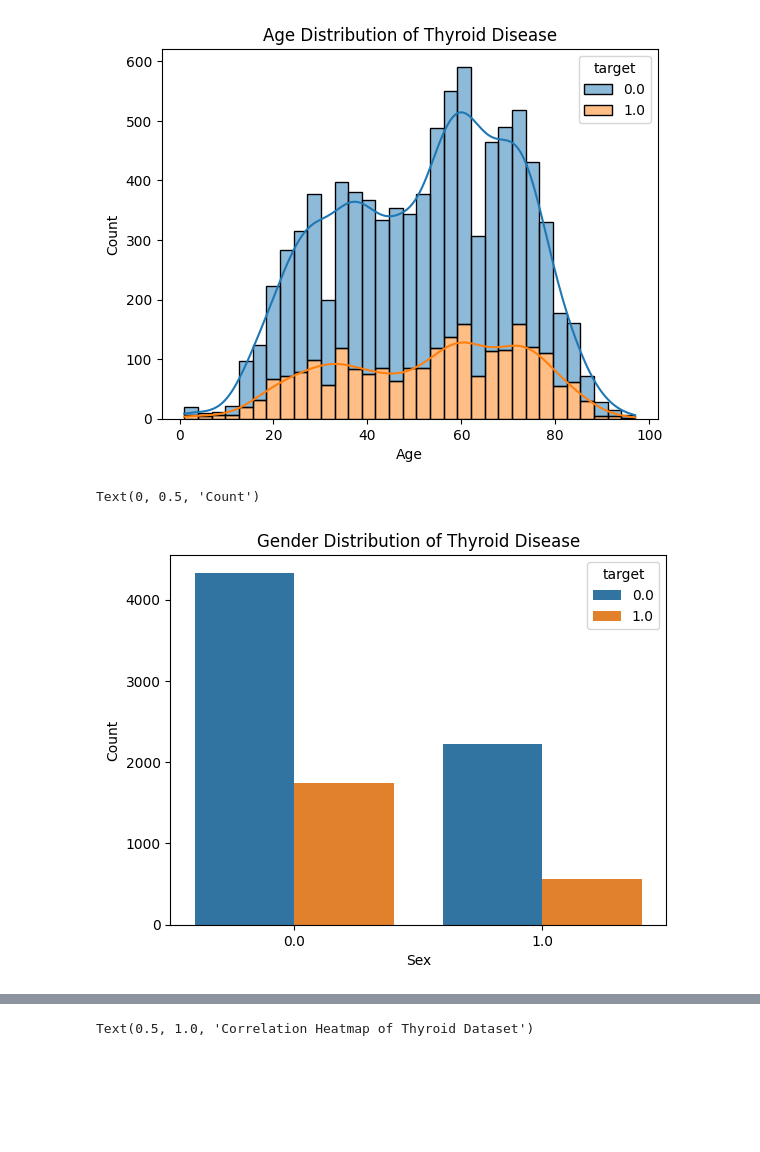
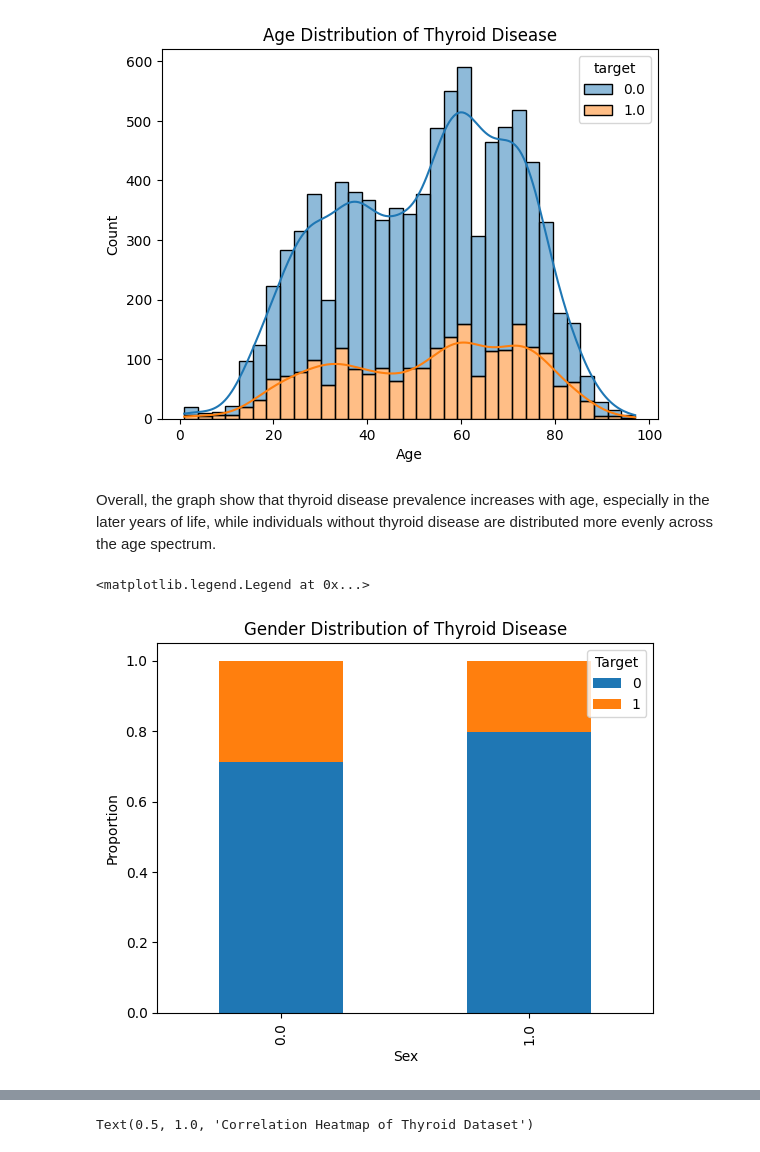
Before and after one commit to sangtr-n/Math189-FinalProject, a Jupyter notebook: ProjectThyroid_C10.ipynb, the cells around one changed output, grey strips where cells are left out. Cells and saved outputs as stored; diff of their text form; code cells hidden in the pictures; blank space fills up the shorter version.

```diff
--- a/ProjectThyroid_C10.ipynb
+++ b/ProjectThyroid_C10.ipynb
@@ -457,11 +463,18 @@ plt.ylabel('Count')
 # %% [output]
 Text(0, 0.5, 'Count')
 [figure]
+# %% [markdown]
+Overall, the graph show that thyroid disease prevalence increases with age, especially in the later years of life, while individuals without thyroid disease are distributed more evenly across the age spectrum.
 # %%
-sns.countplot(x='sex', hue='target', data=df)
+gender_distribution = df.groupby('sex')['target'].value_counts(normalize=True).unstack()
+
+
+gender_distribution.plot(kind='bar', stacked=True)
+
 plt.title('Gender Distribution of Thyroid Disease')
 plt.xlabel('Sex')
-plt.ylabel('Count')
+plt.ylabel('Proportion')
+plt.legend(title='Target', loc='upper right')
 # %% [output]
-Text(0, 0.5, 'Count')
+<matplotlib.legend.Legend at 0x...>
-[figure, old version]
+[figure, new version]
```
Also changed, not shown: parts of 24 cells of this notebook.
